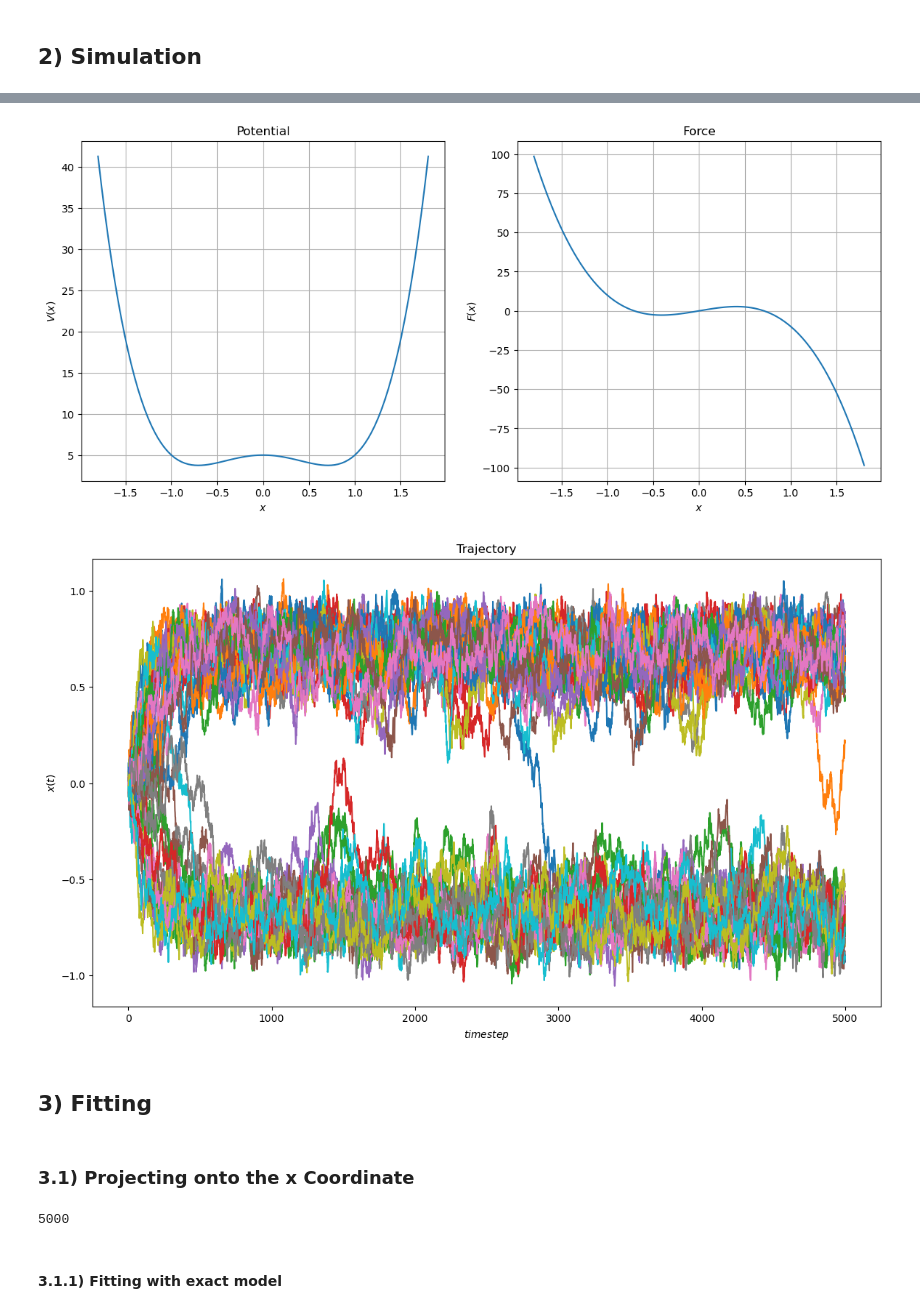
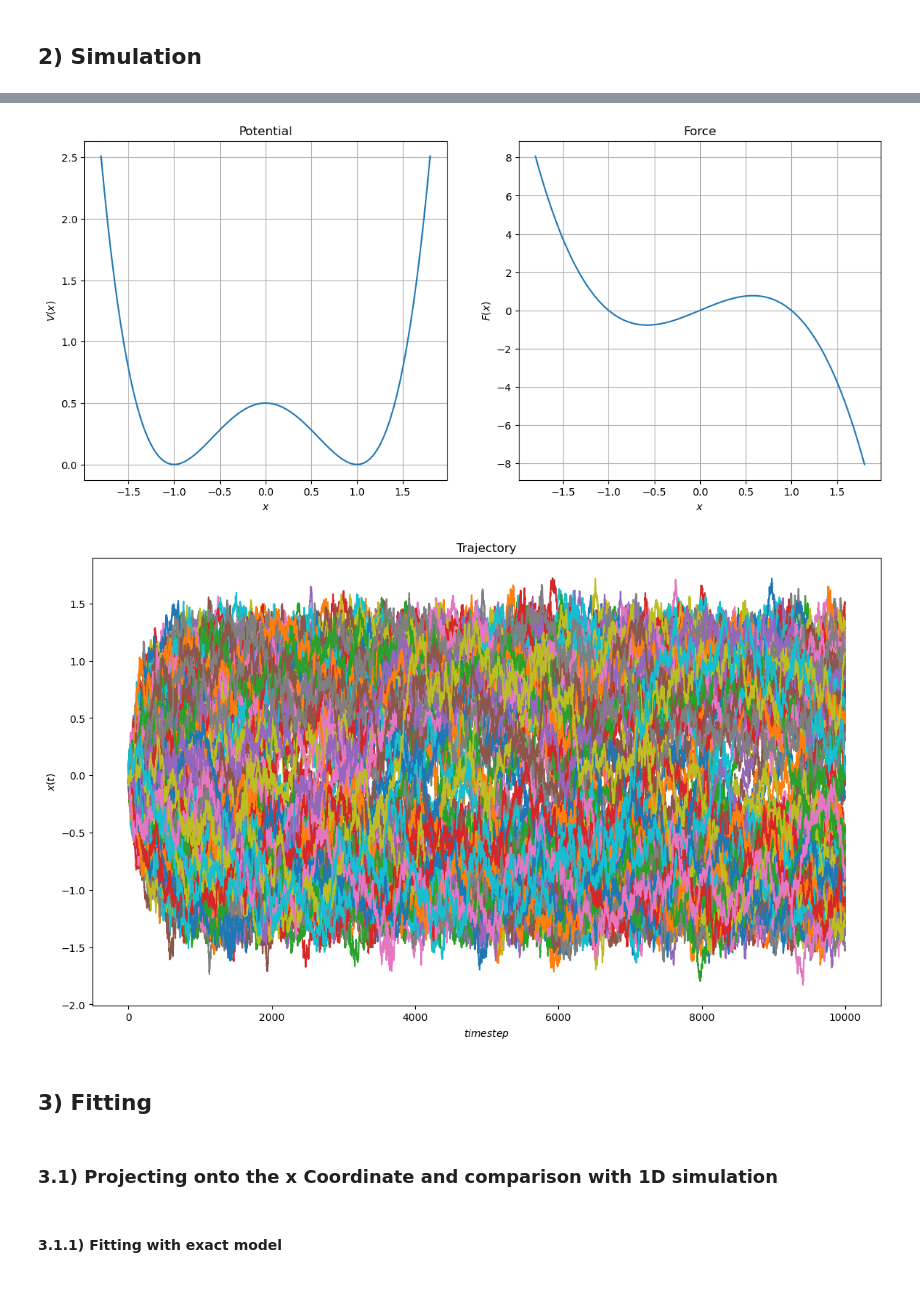
Before and after one commit to langevinmodel/folie, a Jupyter notebook: toy_models/estimation/2D_DoubleWell/2D_DoubleWell_estimation.ipynb, the cells around one changed output, grey strips where cells are left out. Saved outputs shown, nothing was run; the diff lists cells and outputs as text; code cells hidden in the pictures.

```diff
--- a/toy_models/estimation/2D_DoubleWell/2D_DoubleWell_estimation.ipynb
+++ b/toy_models/estimation/2D_DoubleWell/2D_DoubleWell_estimation.ipynb
@@ -51,12 +52,12 @@ model_simu=fl.models.overdamped.Overdamped(force=quartic2d,diffusion=diff_functi
 simulator=fl.simulations.Simulator(fl.simulations.EulerStepper(model_simu), dt)
 # %%
 # initialize positions
-ntraj=50
+ntraj=150
 q0= np.empty(shape=[ntraj,2])
 for i in range(ntraj):
     for j in range(2):
         q0[i][j]=0.0000
-time_steps=5000
+time_steps=10000
 data_2d_unbias = simulator.run(time_steps, q0,save_every=1)
 # %%
 # Plot the resulting trajectories
@@ -74,13 +75,6 @@ for n, trj in enumerate(data_2d_unbias):
     axs.set_title("X-Y Trajectory")
     axs.grid()
 
-"""fig, axs = plt.subplots(1,2)
-for n, trj in enumerate(data_2d_unbias):
-    axs[0].plot(trj["x"][:,0],trj["x"][:,1])
-    #axs[1].plot(xmax[:, n])
-    axs[1].set_xlabel("$timestep$")
-    axs[1].set_ylabel("$x(t)$")
-    axs[1].grid()"""
 # plot x,y Trajectories in separate subplots
 fig,bb =  plt.subplots(1,2)
 for n, trj in enumerate(data_2d_unbias):
@@ -115,7 +109,7 @@ for n, trj in enumerate(data_2d_unbias):
 # %%
-coeff=a*np.array([1,0,-1,0,1])
+coeff=a*np.array([1,0,-2,0,1])
 free_energy = np.polynomial.Polynomial(coeff)
-# diff_coeff = np.polynomial.Polynomial(np.array([]))
+
 force_coeff=np.array([-coeff[1],-2*coeff[2],-3*coeff[3],-4*coeff[4]])
 force_function = fl.functions.Polynomial(deg=3,coefficients=force_coeff)
 diff_function= fl.functions.Polynomial(deg=0,coefficients=np.asarray([0.5]))
@@ -126,58 +120,47 @@ fig, axs = plt.subplots(1, 2, figsize=(14,6))
 axs[0].plot(x_values,free_energy(x_values))
 axs[1].plot(x_values,force_function(x_values.reshape(len(x_values),1)))
 axs[0].set_title("Potential")
 axs[0].set_xlabel("$x$")
 axs[0].set_ylabel("$V(x)$")
 axs[0].grid()
 axs[1].set_title("Force")
 axs[1].set_xlabel("$x$")
 axs[1].set_ylabel("$F(x)$")
 axs[1].grid()
 
 # Define model to simulate and type of simulator to use
 dt=1e-3
 model_simu = fl.models.overdamped.Overdamped(force_function,diffusion=diff_function)
-simulator = fl.simulations.Simulator(fl.simulations.EulerStepper(model_simu), dt) #, k=0.0, xstop=6.0)
-
+simulator = fl.simulations.Simulator(fl.simulations.EulerStepper(model_simu), dt)
 
 # initialize positions
 q0= np.empty(ntraj)
 for i in range(len(q0)):
-    q0[i]=0.0
+    q0[i]=0.000
 # Calculate Trajectory, n_traj and timesteps is the same as that of the 2D simulation
 data_1D_unbias = simulator.run(time_steps, q0, 1)
 
 fig, axs = plt.subplots(figsize=(14,8))
 for n, trj in enumerate(data_1D_unbias):
     axs.plot(trj["x"])
     axs.set_title("Trajectory")
     # axs[1].plot(xmax[:, n])
     axs.set_xlabel("$timestep$")
     axs.set_ylabel("$x(t)$")
     axs.grid()
 # %% [output]
-[figure, old version]
+[figure, new version]
-[figure, old version]
+[figure, new version]
 # %% [markdown]
 ## 3) Fitting
 # %% [markdown]
-### 3.1) Projecting onto the x Coordinate
+### 3.1) Projecting onto the x Coordinate and comparison with 1D simulation
 # %%
 xdata = fl.data.trajectories.Trajectories(dt=dt)
-s = np.empty(shape=(len(trj["x"][:,0]),1))
 for n, trj in enumerate(data_2d_unbias):
-    for j in range(len(trj["x"][:,0])):
-        s[j]=trj["x"][:,0][j]
-    xdata.append(s)
-print(len(s))
-# #### Possible models
-# trainforce =fl.functions.Polynomial(deg=3,coefficients=np.asarray([1,1,1,1]))
-# traindiff = fl.functions.Polynomial(deg=0,coefficients=np.asarray([0.0]))
-# trainmodelx=fl.models.Overdamped(force = trainforce,diffusion=traindiff, has_bias=False)
+    xdata.append(fl.data.trajectories.Trajectory(dt,trj["x"][:,0].reshape(len(trj["x"][:,0]),1)))
 xfa = np.linspace(-1.3, 1.3, 75)
 xforce = -4*a*(xfa** 3 - xfa)
-# %% [output]
-5000
 # %% [markdown]
 #### 3.1.1) Fitting with exact model
 # %%
```
Also changed, not shown: parts of 39 cells of this notebook.
